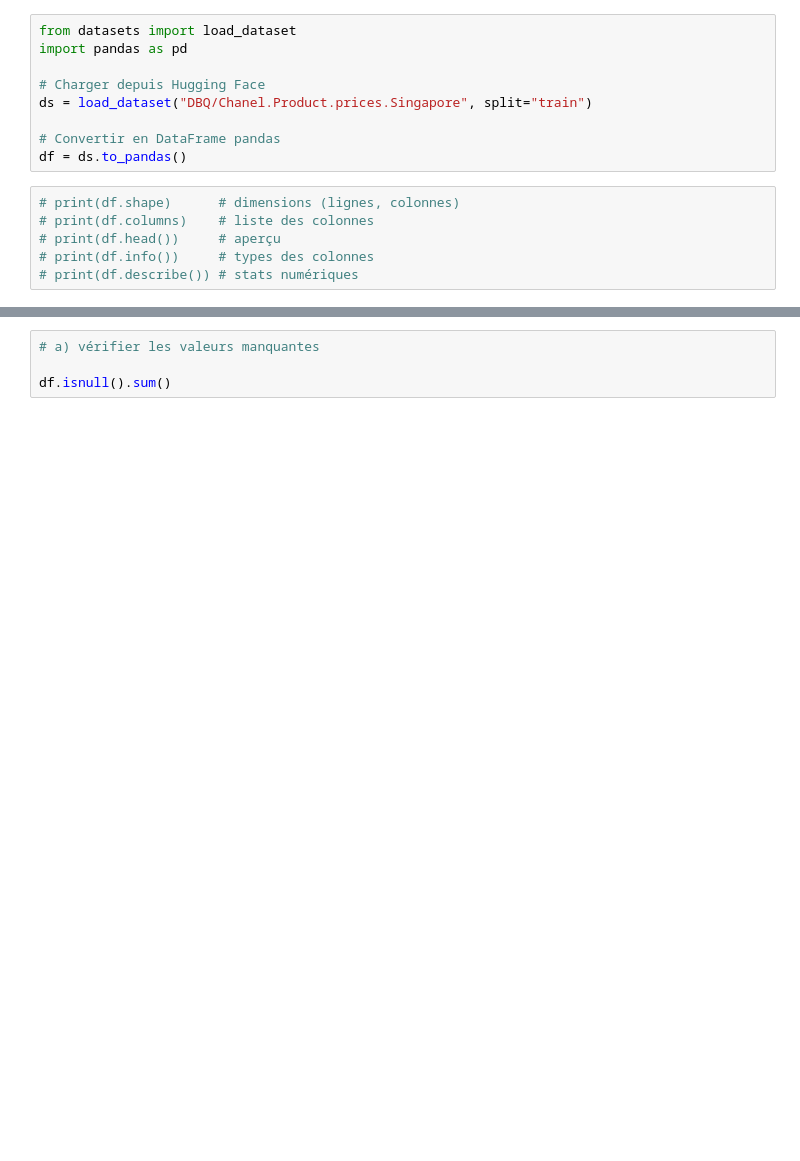
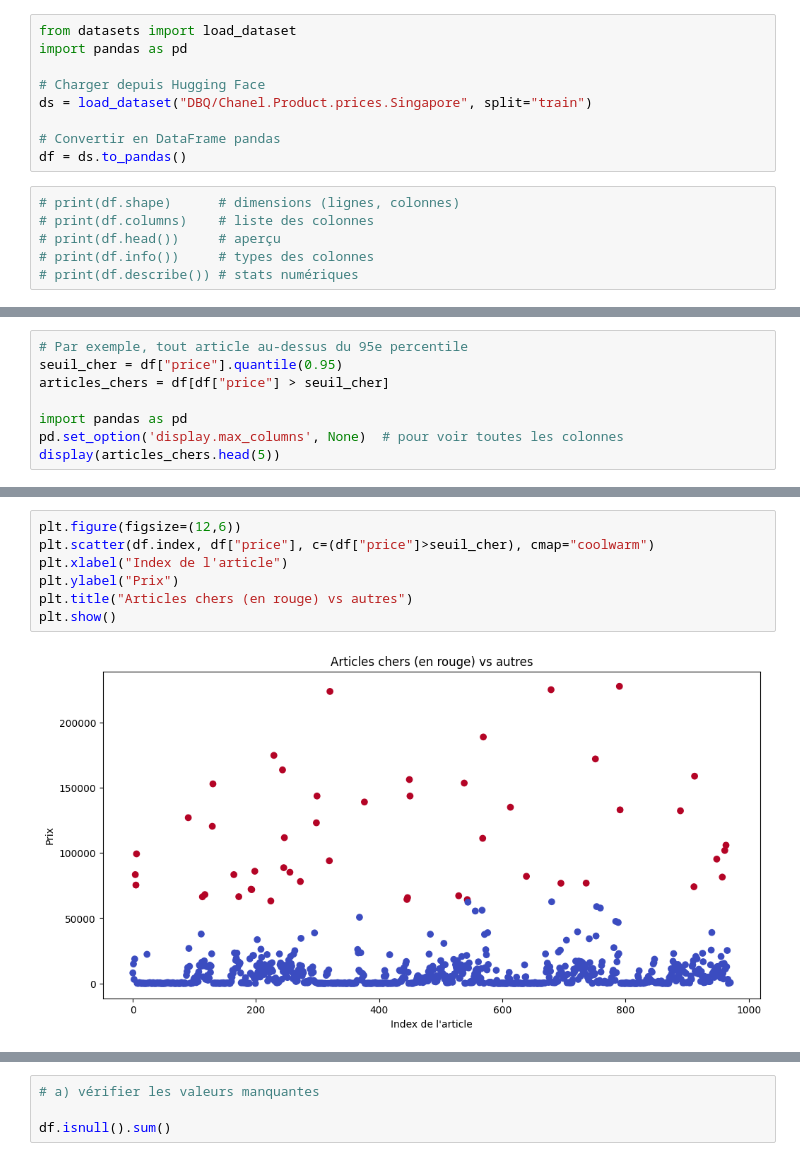
Before and after one commit to Chlooow/price-prediction-chanel, a Jupyter notebook: projetChanel.ipynb, the cells around one changed output, grey strips where cells are left out. Saved outputs shown, nothing was run; the diff lists cells and outputs as text; blank space fills up the shorter version.

```diff
--- a/projetChanel.ipynb
+++ b/projetChanel.ipynb
@@ -48,0 +84,8 @@ display(df.head(10))
+# %%
+# Par exemple, tout article au-dessus du 95e percentile
+seuil_cher = df["price"].quantile(0.95)
+articles_chers = df[df["price"] > seuil_cher]
+
+import pandas as pd
+pd.set_option('display.max_columns', None)  # pour voir toutes les colonnes
+display(articles_chers.head(5))
@@ -49 +99,10 @@ display(df.head(10))
+# %%
+plt.figure(figsize=(12,6))
+plt.scatter(df.index, df["price"], c=(df["price"]>seuil_cher), cmap="coolwarm")
+plt.xlabel("Index de l'article")
+plt.ylabel("Prix")
+plt.title("Articles chers (en rouge) vs autres")
+plt.show()
+# %% [output]
+[figure, added]
 # %% [markdown]
```
Also changed, not shown: parts of 26 cells of this notebook.
